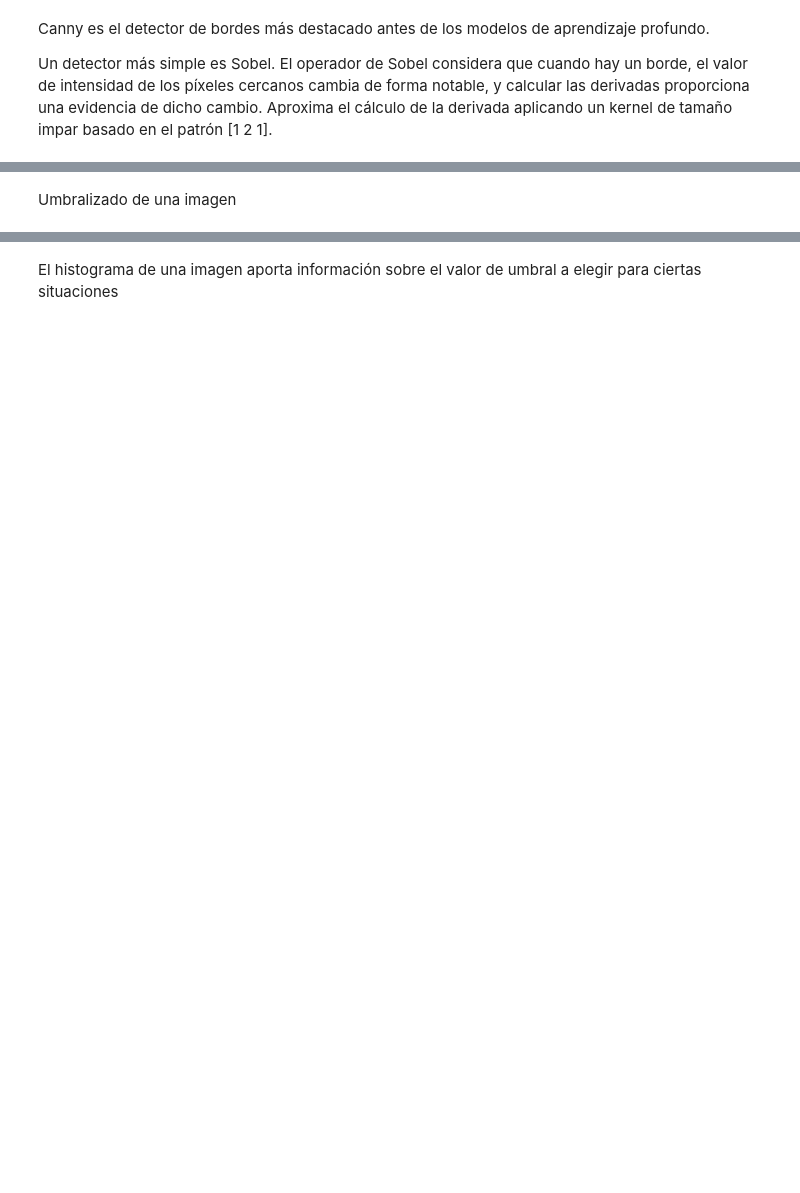
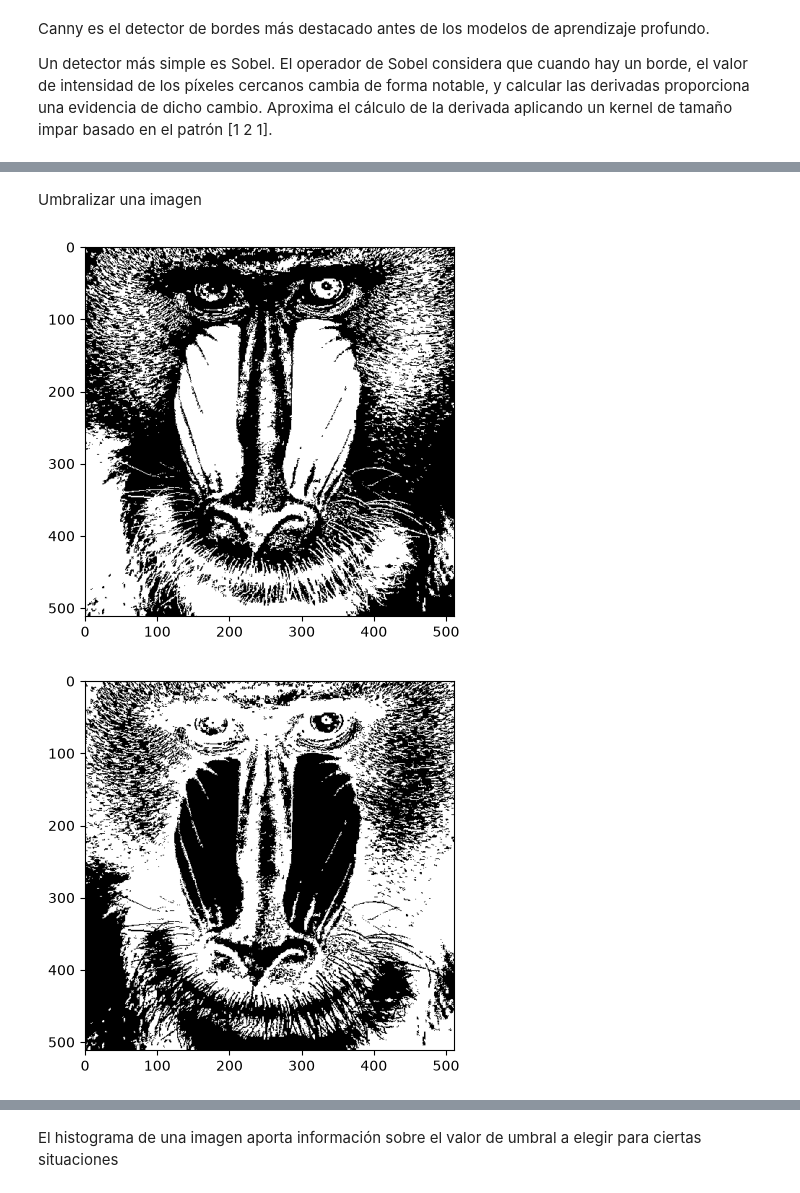
Before and after one commit to eeriick-j/rodatupmoCroPnoisiV, a Jupyter notebook: P2/VC_P2.ipynb, the cells around one changed output, grey strips where cells are left out. Saved outputs shown, nothing was run; the diff lists cells and outputs as text; code cells hidden in the pictures; blank space fills up the shorter version.

```diff
--- a/P2/VC_P2.ipynb
+++ b/P2/VC_P2.ipynb
@@ -267,22 +263,21 @@ plt.show()
 # %% [markdown]
-Umbralizado de una imagen
+Umbralizar una imagen
 # %%
-#Define valor umbral
-valorUmbral = 130 #Prueba otros valores
-#Obtiene imagen umbralizada para dicho valor definido
-_, imagenUmbralizada = cv2.threshold(gris, valorUmbral, 255, cv2.THRESH_BINARY)
-#Muestra resultado
+umbral = 130
+
+_, imagenUmbralizada = cv2.threshold(gris, umbral, 255, cv2.THRESH_BINARY)
 plt.imshow(imagenUmbralizada, cmap='gray')
 plt.show()
 
-#El umbralizado inverso, los valores menores que el umbral se muestran en blanco
-_, imagenUmbralizada = cv2.threshold(gris, valorUmbral, 255, cv2.THRESH_BINARY_INV)
-#Muestra resultado
+# Umbralizado inverso, los valores menores que el umbral se muestran en blanco
+_, imagenUmbralizada = cv2.threshold(gris, umbral, 255, cv2.THRESH_BINARY_INV)
 plt.imshow(imagenUmbralizada, cmap='gray')
 plt.show()
 
-#Valores en rango determinado por dos umbrales
-imagenEnRango = cv2.inRange(gris, 150, 200)
-#Muestra resultado
+# Valores entre dos umbrales
+imagenEnRango = cv2.inRange(gris, 115, 120)
 plt.imshow(imagenEnRango, cmap='gray')
 plt.show()
+# %% [output]
+[figure, added]
+[figure, added]
```
Also changed, not shown: parts of 10 cells of this notebook.
